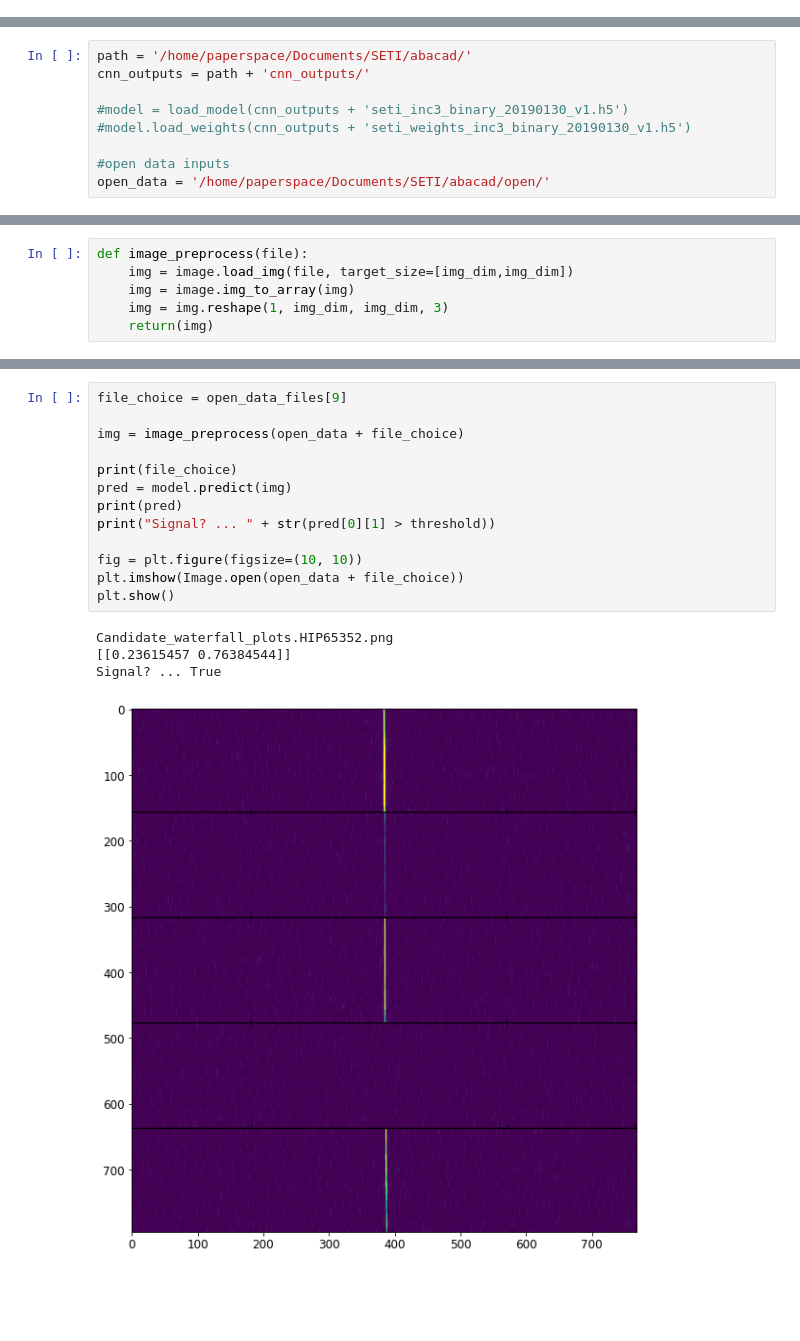
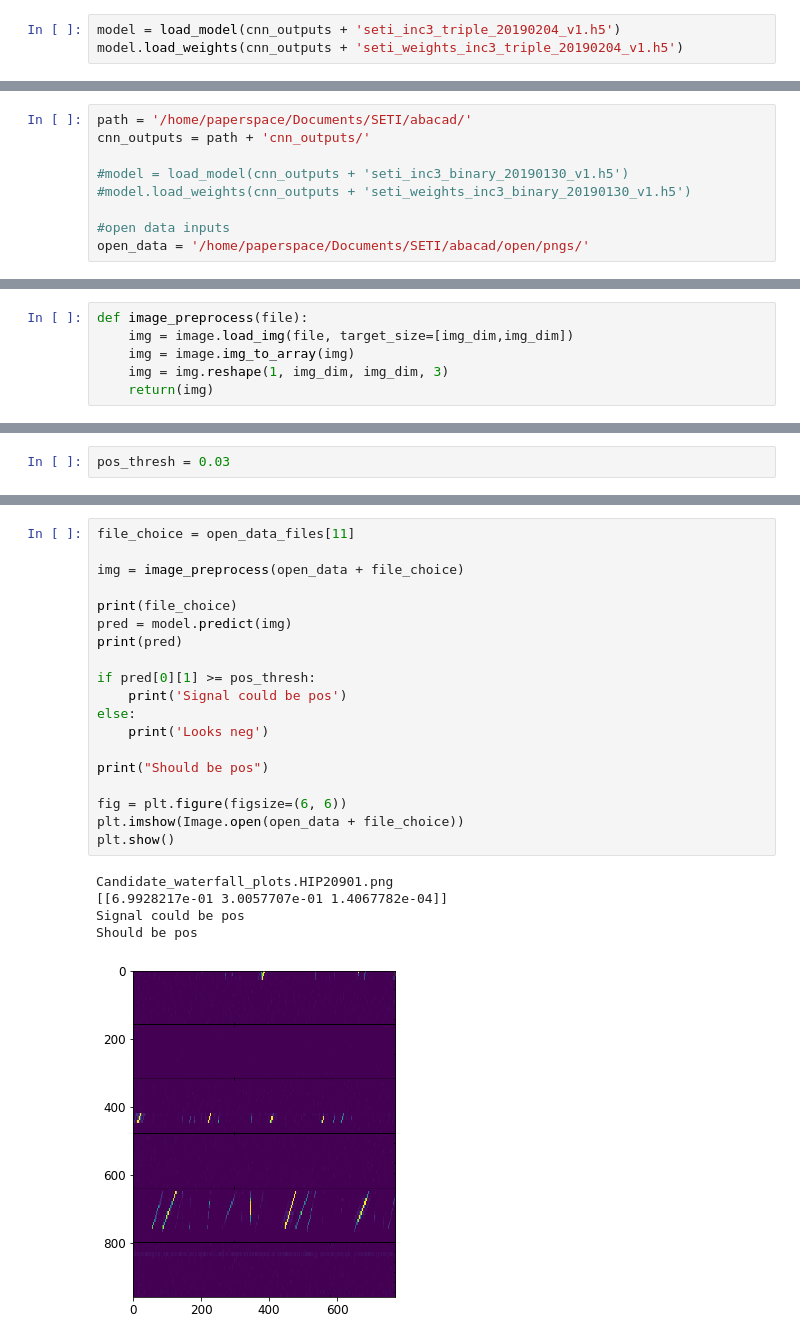
Before and after one commit to RobHarrand/SETI, a Jupyter notebook: notebooks/SETI Pipeline/3. SETI CNN model 20181210 py2 RH v001.ipynb, the cells around one changed output, grey strips where cells are left out. Saved outputs shown, nothing was run; the diff lists cells and outputs as text; blank space fills up the shorter version.

```diff
--- a/notebooks/SETI Pipeline/3. SETI CNN model 20181210 py2 RH v001.ipynb
+++ b/notebooks/SETI Pipeline/3. SETI CNN model 20181210 py2 RH v001.ipynb
@@ -206,5 +207,8 @@ model.save_weights(cnn_outputs + 'seti_weights_inc3_binary_20190130_v1.h5')
 # %% [markdown]
 ## Predict on the test set
+# %%
+model = load_model(cnn_outputs + 'seti_inc3_triple_20190204_v1.h5')
+model.load_weights(cnn_outputs + 'seti_weights_inc3_triple_20190204_v1.h5')
 # %%
 predictions = model.predict_generator(test_generator, steps = test_size, verbose = 1)
 # %% [output]
@@ -259,7 +264,7 @@ cnn_outputs = path + 'cnn_outputs/'
 #model.load_weights(cnn_outputs + 'seti_weights_inc3_binary_20190130_v1.h5')
 
 #open data inputs
-open_data = '/home/paperspace/Documents/SETI/abacad/open/'
+open_data = '/home/paperspace/Documents/SETI/abacad/open/pngs/'
 # %%
 img_dim  = 197
 open_data_files = os.listdir(open_data)
@@ -276,0 +280,2 @@ threshold = 0.75
+# %%
+pos_thresh = 0.03
@@ -439,19 +566,26 @@ Signal? ... False
 # %%
-file_choice = open_data_files[9]
+file_choice = open_data_files[11]
 
 img = image_preprocess(open_data + file_choice)
 
 print(file_choice)
 pred = model.predict(img)
 print(pred)
-print("Signal? ... " + str(pred[0][1] > threshold))
 
-fig = plt.figure(figsize=(10, 10))
+if pred[0][1] >= pos_thresh:
+    print('Signal could be pos')
+else:
+    print('Looks neg')
+
+print("Should be pos")
+
+fig = plt.figure(figsize=(6, 6))
 plt.imshow(Image.open(open_data + file_choice))
 plt.show()
 # %% [output]
-Candidate_waterfall_plots.HIP65352.png
-[[0.23615457 0.76384544]]
-Signal? ... True
+Candidate_waterfall_plots.HIP20901.png
+[[6.9928217e-01 3.0057707e-01 1.4067782e-04]]
+Signal could be pos
+Should be pos
-[figure, old version]
+[figure, new version]
 # %%
```
Also changed, not shown: parts of 29 cells of this notebook.
